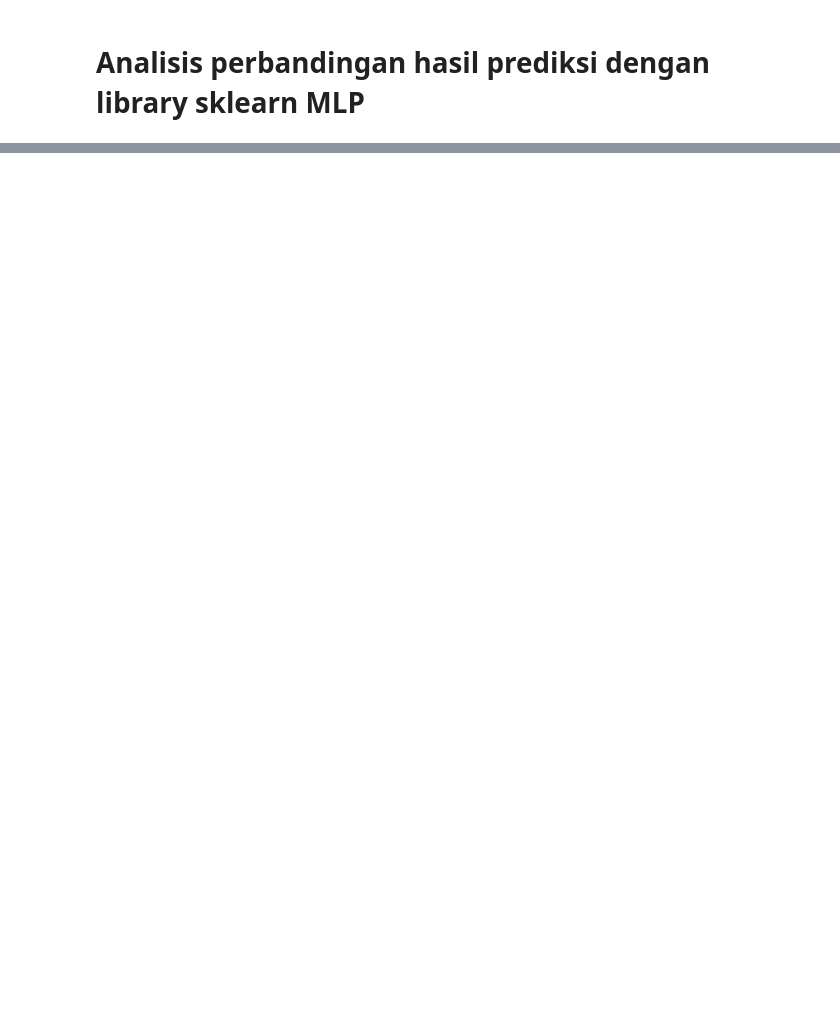
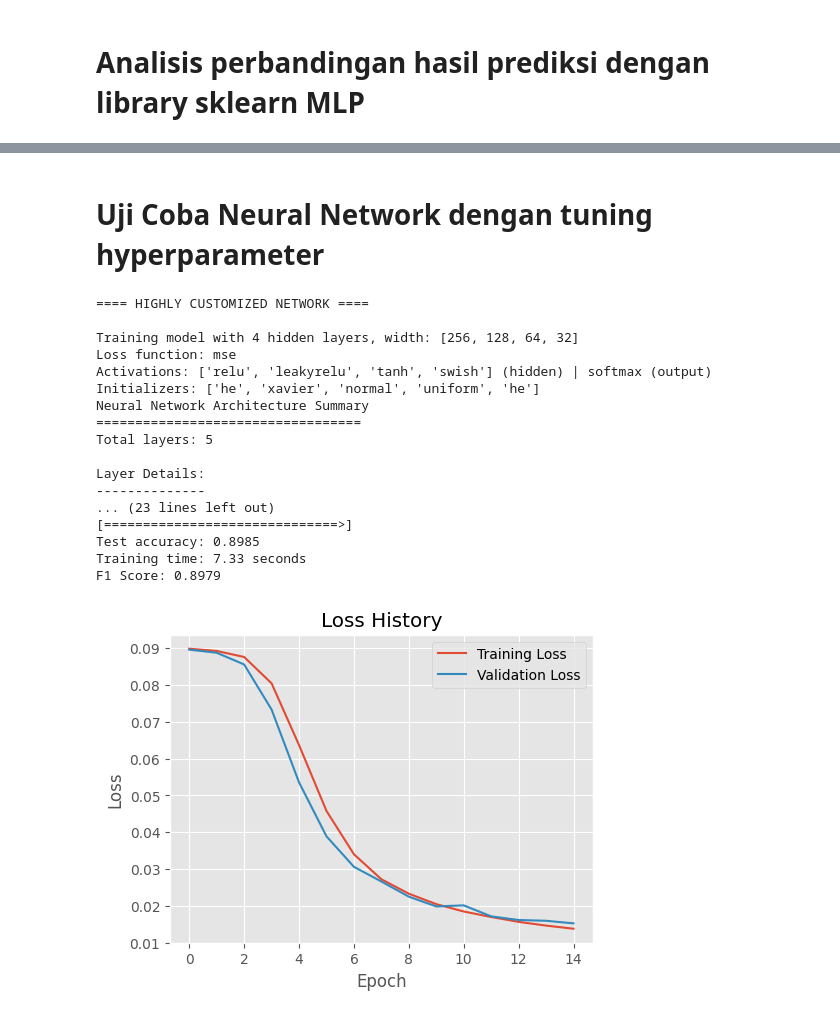
Before and after one commit to alandmprtma/IF3270_Tubes1_57, a Jupyter notebook: test_main.ipynb, the cells around one changed output, grey strips where cells are left out. Cells and saved outputs as stored; diff of their text form; code cells hidden in the pictures; blank space fills up the shorter version.

```diff
--- a/test_main.ipynb
+++ b/test_main.ipynb
@@ -1416,0 +1488,76 @@ plt.show()
+# %% [markdown]
+# Uji Coba Neural Network dengan tuning hyperparameter
+# %%
+# Mempersiapkan data
+subset_size = 15000
+X_train_subset = X_train[:subset_size]
+y_train_subset = y_train[:subset_size]
+
+print("==== HIGHLY CUSTOMIZED NETWORK ====")
+
+results = train_and_evaluate(
+    X_train_subset, X_test, y_train_subset, y_test,
+    hidden_layers=4,
+    width_per_layer=[256, 128, 64, 32],
+
+    # Menggunakan loss function MSE
+    loss='mse',
+
+    # Mensetting aktivasi berbeda untuk setiap layer
+    layer_activations=['relu', 'leakyrelu', 'tanh', 'swish'],
+    output_activation='softmax',
+
+    # Mensetting initializer berbeda untuk setiap layer
+    layer_initializers=['he', 'xavier', 'normal', 'uniform', 'he'],
+    layer_initializer_params=[
+        {},                    # Default He params
+        {},                    # Default Xavier params
+        {'std': 0.05},         # Custom normal std
+        {'low': -0.1, 'high': 0.1},  # Custom uniform range
+        {'std': 0.01}          # Custom He params untuk output layer
+    ],
+
+    epochs=15,
+    learning_rate=0.01,
+    batch_size=128,
+    verbose=1
+)
+
+model = results['model']
+history = results['history']
+# Dapatkan prediksi dari model
+y_pred = model.forward(X_test)
+
+# Hitung F1 score
+results['f1_score'] = calculate_f1(y_test, y_pred)
+print(f"F1 Score: {results['f1_score']:.4f}")
+
+# Plot training history
+plt.figure(figsize=(12, 4))
+plt.subplot(1, 2, 1)
+plt.plot(history['loss'], label='Training Loss')
+plt.plot(history['val_loss'], label='Validation Loss')
+plt.title('Loss History')
+plt.xlabel('Epoch')
+plt.ylabel('Loss')
+plt.legend()
+plt.grid(True)
+# %% [output]
+==== HIGHLY CUSTOMIZED NETWORK ====
+
+Training model with 4 hidden layers, width: [256, 128, 64, 32]
+Loss function: mse
+Activations: ['relu', 'leakyrelu', 'tanh', 'swish'] (hidden) | softmax (output)
+Initializers: ['he', 'xavier', 'normal', 'uniform', 'he']
+Neural Network Architecture Summary
+==================================
+Total layers: 5
+
+Layer Details:
+--------------
+... (23 lines left out)
+[==============================>]
+Test accuracy: 0.8985
+Training time: 7.33 seconds
+F1 Score: 0.8979
+[figure, added]
```
Also changed, not shown: parts of 39 cells of this notebook, 28 other files.
